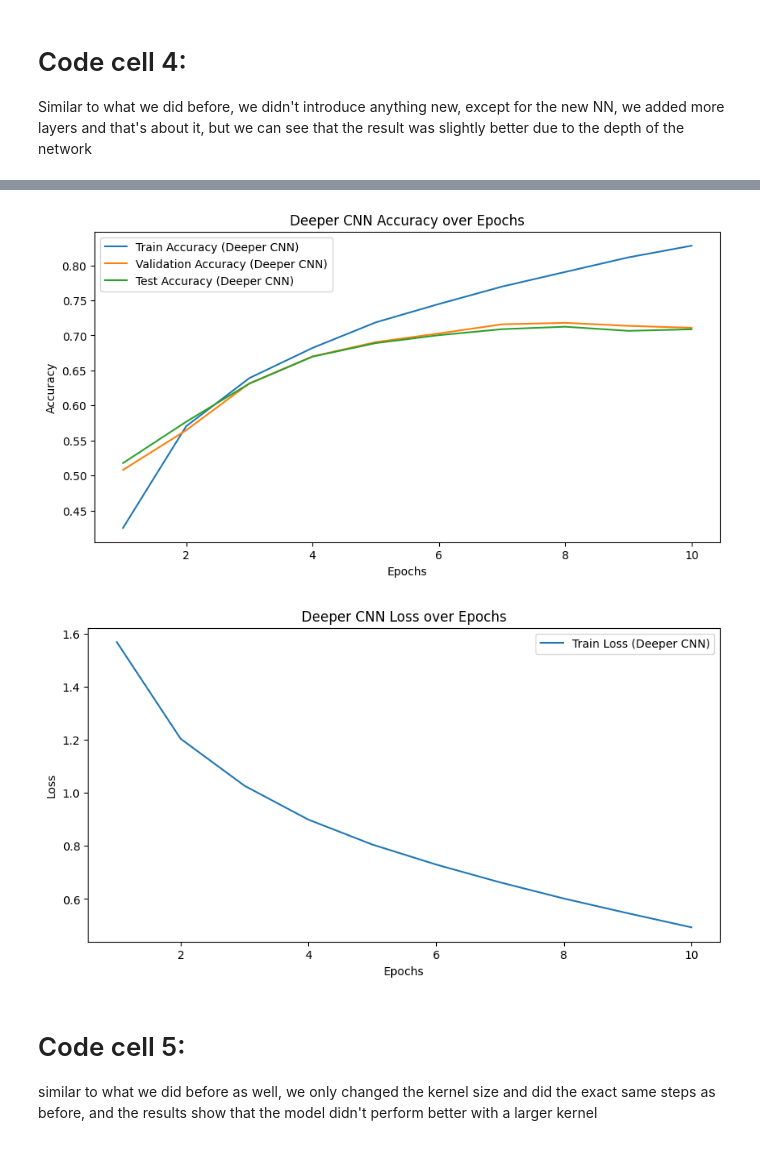
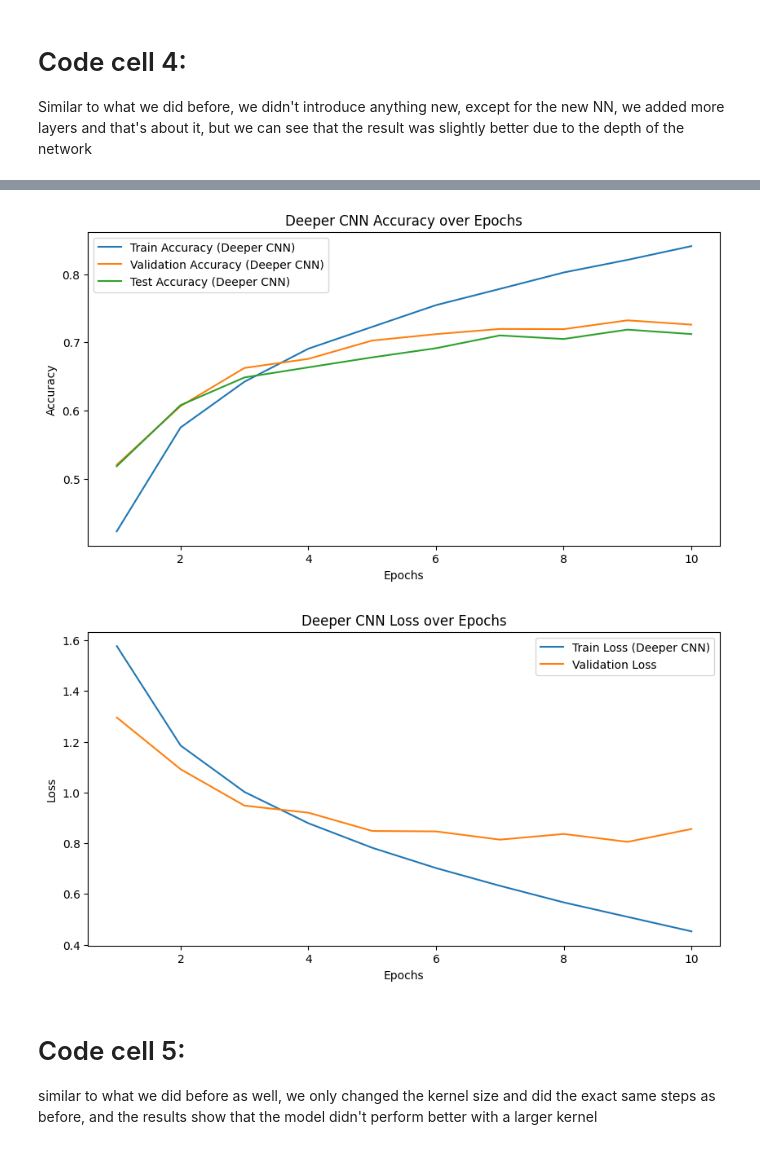
Before and after one commit to RaneemIbra/DeepLearning_NLP, a Jupyter notebook: DL/HW2_PT1_212920896_212245096.ipynb, the cells around one changed output, grey strips where cells are left out. Saved outputs shown, nothing was run; the diff lists cells and outputs as text; code cells hidden in the pictures.

Commit message:
val plot

```diff
--- a/DL/HW2_PT1_212920896_212245096.ipynb
+++ b/DL/HW2_PT1_212920896_212245096.ipynb
@@ -114,6 +114,7 @@ optimizer = optim.Adam(model.parameters(), lr=0.001)
 # train the model and validate it on the validation set after each epoch and test it on the test set after training
 def train_validate_test(model, train_loader, val_loader, test_loader, criterion, optimizer, num_epochs=10):
     train_losses = []
+    val_losses = []
     train_accuracies = []
     val_accuracies = []
     test_accuracies = []
@@ -141,21 +142,26 @@ def train_validate_test(model, train_loader, val_loader, test_loader, criterion,
             correct_train += (predicted == labels).sum().item()
 
         train_loss = epoch_loss / len(train_loader)
+        train_losses.append(train_loss)
         train_acc = correct_train / total_train
-
-        train_losses.append(train_loss)
         train_accuracies.append(train_acc)
 
         model.eval()
+        val_epoch_loss = 0.0
         correct_val = 0
         total_val = 0
         with torch.no_grad():
             for images, labels in val_loader:
                 images, labels = images.to(device), labels.to(device)
                 outputs = model(images)
+                val_loss = criterion(outputs, labels)
+                val_epoch_loss += val_loss.item()
                 _, predicted = torch.max(outputs, 1)
                 total_val += labels.size(0)
                 correct_val += (predicted == labels).sum().item()
+
+        val_loss = val_epoch_loss / len(val_loader)
+        val_losses.append(val_loss)
         val_acc = correct_val / total_val
         val_accuracies.append(val_acc)
 
@@ -168,18 +174,19 @@ def train_validate_test(model, train_loader, val_loader, test_loader, criterion,
                 _, predicted = torch.max(outputs, 1)
                 total_test += labels.size(0)
                 correct_test += (predicted == labels).sum().item()
+
         test_acc = correct_test / total_test
         test_accuracies.append(test_acc)
 
         print(f"Epoch [{epoch+1}/{num_epochs}], "
               f"Train Loss: {train_loss:.4f}, Train Acc: {train_acc:.4f}, "
-              f"Val Acc: {val_acc:.4f}, Test Acc: {test_acc:.4f}")
+              f"Val Loss: {val_loss:.4f}, Val Acc: {val_acc:.4f}, Test Acc: {test_acc:.4f}")
 
-    return train_losses, train_accuracies, val_accuracies, test_accuracies
+    return train_losses, val_losses, train_accuracies, val_accuracies, test_accuracies
 
 # train the model and plot the loss and accuracy over epochs
 num_epochs = 10
-train_losses, train_accuracies, val_accuracies, test_accuracies = train_validate_test(
+train_losses, val_losses, train_accuracies, val_accuracies, test_accuracies = train_validate_test(
     model, train_loader, val_loader, test_loader, criterion, optimizer, num_epochs=num_epochs
 )
 
@@ -195,6 +202,7 @@ plt.show()
 
 plt.figure(figsize=(10, 5))
 plt.plot(range(1, num_epochs + 1), train_losses, label='Train Loss')
+plt.plot(range(1, num_epochs + 1), val_losses, label='Validation Loss')
 plt.xlabel('Epochs')
 plt.ylabel('Loss')
 plt.title('Loss over Epochs')
@@ -241,7 +249,7 @@ criterion_deeper = nn.CrossEntropyLoss()
 optimizer_deeper = optim.Adam(model_deeper.parameters(), lr=0.001)
 
 num_epochs = 10
-train_losses_deeper, train_accuracies_deeper, val_accuracies_deeper, test_accuracies_deeper = train_validate_test(
+train_losses_deeper, val_losses_deeper, train_accuracies_deeper, val_accuracies_deeper, test_accuracies_deeper = train_validate_test(
     model_deeper, train_loader, val_loader, test_loader, criterion_deeper, optimizer_deeper, num_epochs=num_epochs
 )
 
@@ -257,6 +265,8 @@ plt.show()
 
 plt.figure(figsize=(10, 5))
 plt.plot(range(1, num_epochs + 1), train_losses_deeper, label='Train Loss (Deeper CNN)')
+plt.plot(range(1, num_epochs + 1), val_losses_deeper, label='Validation Loss')
+
 plt.xlabel('Epochs')
 plt.ylabel('Loss')
 plt.title('Deeper CNN Loss over Epochs')
@@ -276,5 +286,5 @@ Epoch [10/10], Train Loss: 0.4932, Train Acc: 0.8279, Val Acc: 0.7109, Test Acc:
-[figure, old version]
+[figure, new version]
-[figure, old version]
+[figure, new version]
 # %% [markdown]
 # Code cell 5:
 similar to what we did before as well, we only changed the kernel size and did the exact same steps as before, and the results show that the model didn't perform better with a larger kernel
```
Also changed, not shown: parts of 5 cells of this notebook.
